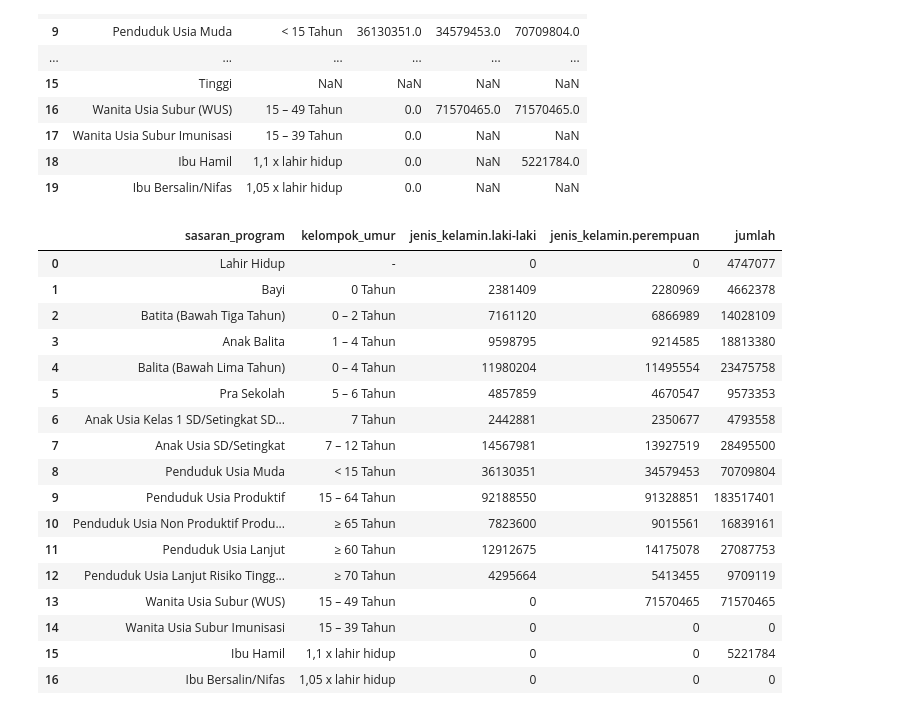
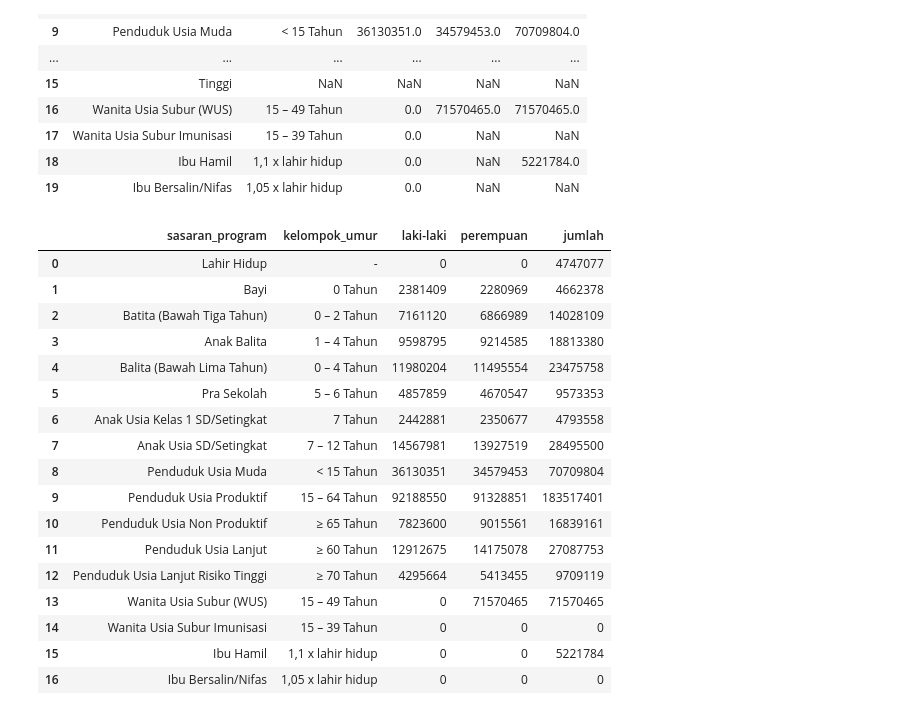
Before and after one commit to dyanmg/health-data-analysis, a Jupyter notebook: scrape.ipynb, the cells around one changed output. Cells and saved outputs as stored; diff of their text form; code cells hidden in the pictures.

Commit message:
output sasaran_program.csv

```diff
--- a/scrape.ipynb
+++ b/scrape.ipynb
@@ -112,37 +112,37 @@ new_df
 # %%
 new_list = []
 
 for row in my_list:
     isnan = (type(x) != float or math.isnan(x) for x in row[1:])
     if not all(isnan):
         new_list.append(row)
         last_row = row
     else:
         last_row[0] = last_row[0] + ' ' + row[0]
 
 new_list
 new_df = pd.DataFrame(new_list)
 new_df.fillna(0, inplace=True)
 new_df[2] = new_df[2].astype(np.int_)
 new_df[3] = new_df[3].astype(np.int_)
 new_df[4] = new_df[4].astype(np.int_)
-new_df.columns = ['sasaran_program', 'kelompok_umur', 'jenis_kelamin.laki-laki', 'jenis_kelamin.perempuan', 'jumlah']
+new_df.columns = ['sasaran_program', 'kelompok_umur', 'laki-laki', 'perempuan', 'jumlah']
 new_df
 # %% [output]
-|  | sasaran_program | kelompok_umur | jenis_kelamin.laki-laki | jenis_kelamin.perempuan | jumlah |
+|  | sasaran_program | kelompok_umur | laki-laki | perempuan | jumlah |
 | 0 | Lahir Hidup | - | 0 | 0 | 4747077 |
 | 1 | Bayi | 0 Tahun | 2381409 | 2280969 | 4662378 |
 | 2 | Batita (Bawah Tiga Tahun) | 0 – 2 Tahun | 7161120 | 6866989 | 14028109 |
 | 3 | Anak Balita | 1 – 4 Tahun | 9598795 | 9214585 | 18813380 |
 | 4 | Balita (Bawah Lima Tahun) | 0 – 4 Tahun | 11980204 | 11495554 | 23475758 |
 | 5 | Pra Sekolah | 5 – 6 Tahun | 4857859 | 4670547 | 9573353 |
-| 6 | Anak Usia Kelas 1 SD/Setingkat SD... | 7 Tahun | 2442881 | 2350677 | 4793558 |
+| 6 | Anak Usia Kelas 1 SD/Setingkat | 7 Tahun | 2442881 | 2350677 | 4793558 |
 | 7 | Anak Usia SD/Setingkat | 7 – 12 Tahun | 14567981 | 13927519 | 28495500 |
 | 8 | Penduduk Usia Muda | < 15 Tahun | 36130351 | 34579453 | 70709804 |
 | 9 | Penduduk Usia Produktif | 15 – 64 Tahun | 92188550 | 91328851 | 183517401 |
-| 10 | Penduduk Usia Non Produktif Produ... | ≥ 65 Tahun | 7823600 | 9015561 | 16839161 |
+| 10 | Penduduk Usia Non Produktif | ≥ 65 Tahun | 7823600 | 9015561 | 16839161 |
 | 11 | Penduduk Usia Lanjut | ≥ 60 Tahun | 12912675 | 14175078 | 27087753 |
-| 12 | Penduduk Usia Lanjut Risiko Tingg... | ≥ 70 Tahun | 4295664 | 5413455 | 9709119 |
+| 12 | Penduduk Usia Lanjut Risiko Tinggi | ≥ 70 Tahun | 4295664 | 5413455 | 9709119 |
 | 13 | Wanita Usia Subur (WUS) | 15 – 49 Tahun | 0 | 71570465 | 71570465 |
 | 14 | Wanita Usia Subur Imunisasi | 15 – 39 Tahun | 0 | 0 | 0 |
 | 15 | Ibu Hamil | 1,1 x lahir hidup | 0 | 0 | 5221784 |
```
Also changed, not shown: parts of 1 cell of this notebook, 3 other files.
